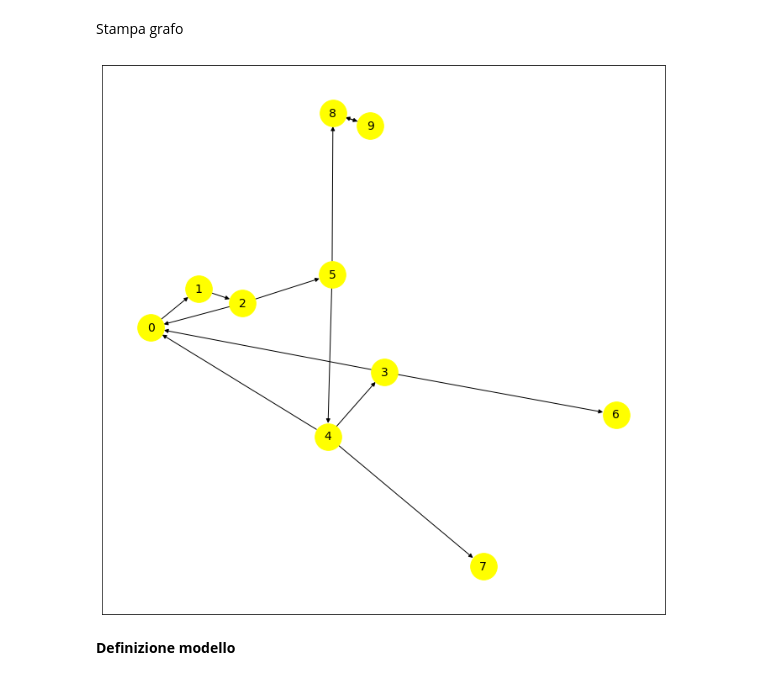
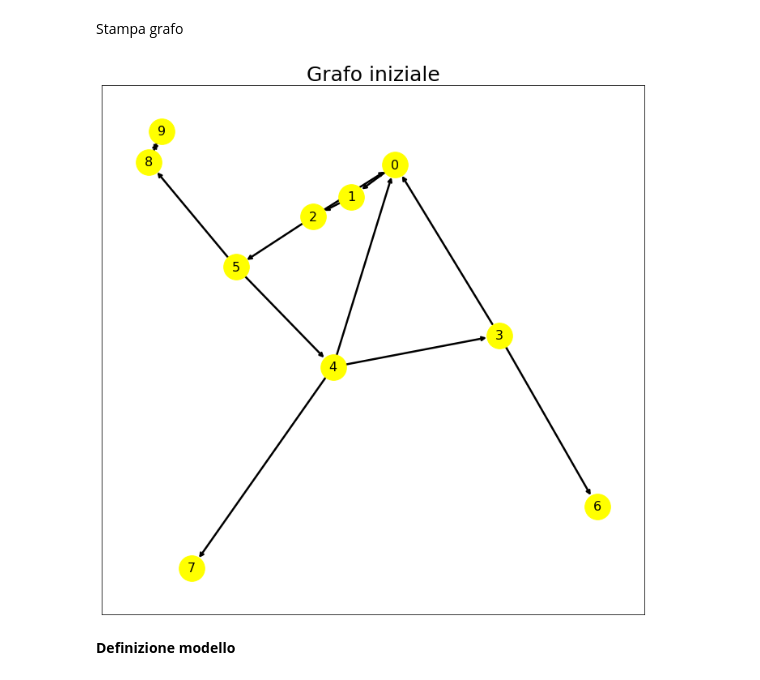
Before and after one commit to martinasalis/KEP_model, a Jupyter notebook: main.ipynb, the cells around one changed output. Drawn from its saved outputs; the diff is of its cells as text; code cells hidden in the pictures.

Commit message:
Draw final graph

```diff
--- a/main.ipynb
+++ b/main.ipynb
@@ -224,14 +158,16 @@ V.append(Vertex(tp=Type.P, delta_in=[10], delta_out=[11])) # 9
 # %%
 G = nx.DiGraph()
 G.add_edges_from([(0, 1), (1, 2), (2, 5), (5, 4), (4, 0), (4, 3), (3, 0),
                   (3, 6), (5, 8), (4, 7), (8, 9), (9, 8), (2, 0)])
 
+pos = nx.spring_layout(G, seed=13648)
 plt.figure(figsize =(12, 12))
+plt.title("Grafo iniziale", fontsize=25)
 
-nx.draw_networkx(G, with_labels = True, node_color ='yellow', node_size = 1000,
-                 font_size = 14)
+nx.draw_networkx(G, pos=pos, with_labels = True, node_color ='yellow', node_size = 1000,
+                 font_size = 16, arrowstyle="->", width=2.5)
 # %% [output]
-[figure, old version]
+[figure, new version]
 # %% [markdown]
 **Definizione modello**
 # %%
```
Also changed, not shown: parts of 25 cells of this notebook.
